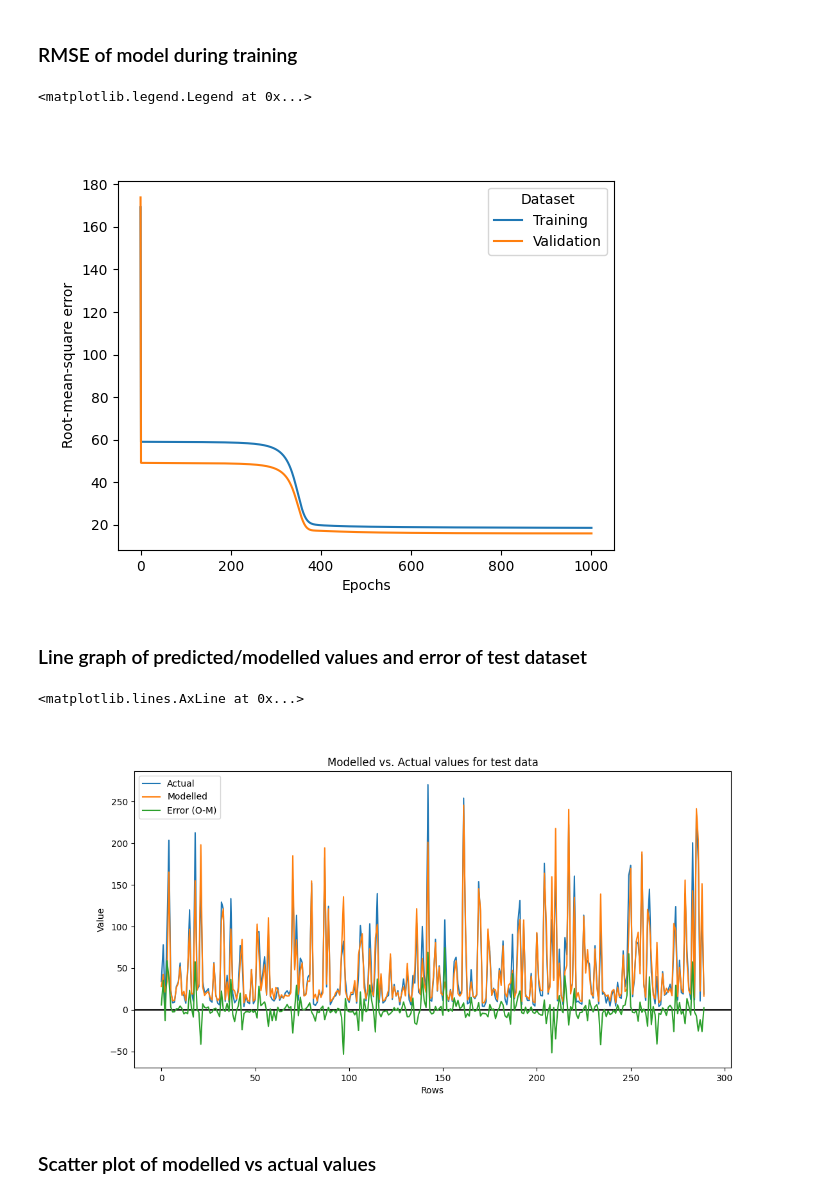
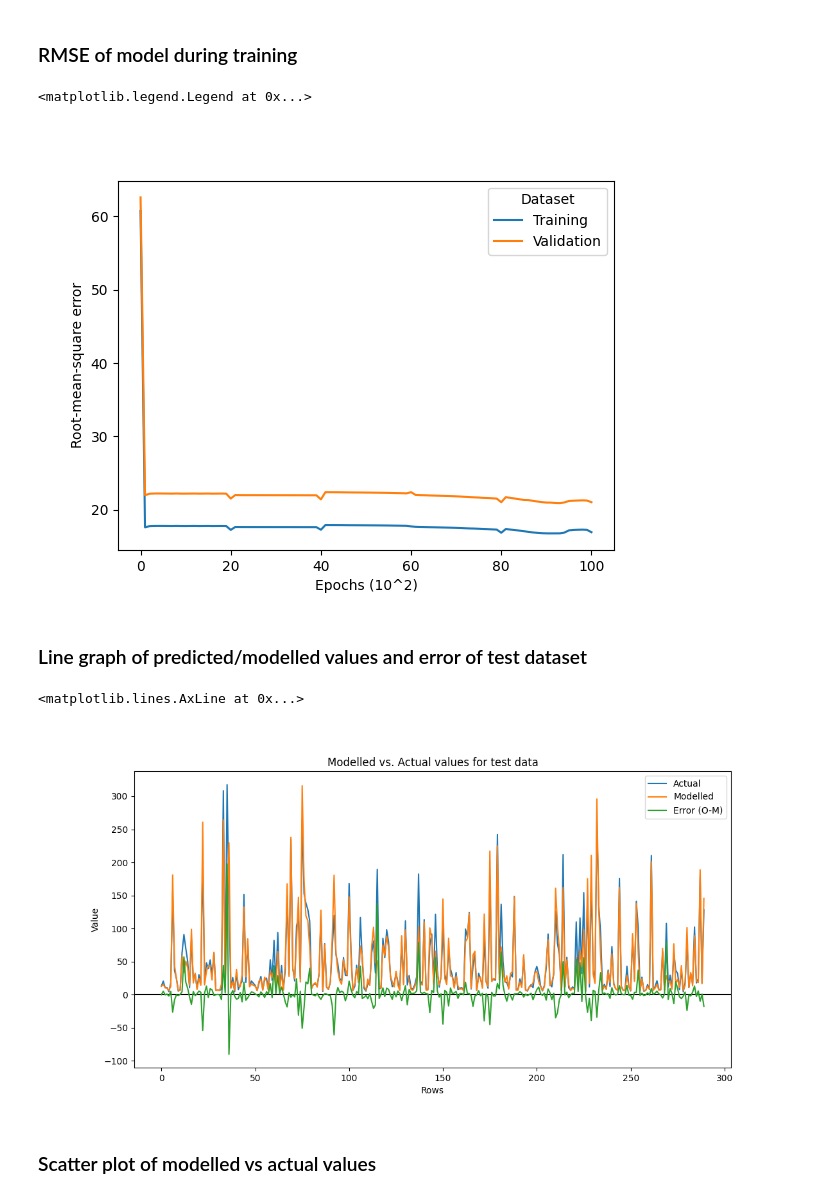
Before and after one commit to usetoconfuse/ai-flow-predictor, a Jupyter notebook: visualisation.ipynb, the cells around one changed output. Drawn from its saved outputs; the diff is of its cells as text; code cells hidden in the pictures.

```diff
--- a/visualisation.ipynb
+++ b/visualisation.ipynb
@@ -14,23 +14,19 @@ plt.close("all")
 ## Load a dataset and model
 # %%
 # Name of dataset and model to load
-dataset_name = "baseline"
-model_name = "baseline_2layers"
+dataset_name = "improved"
+model_name = "improved_final"
 
 dataset, std_metadata = dp.read_processed_csv(dataset_name)
 
 network, trn_predictions, val_predictions = dp.read_model_json(model_name)
-print("done loading")
 
 # Run the model on the standardised test data
-print("running test")
 test_data = dataset.loc[["test"]]
-test_prediction_arr = [trn.predict(network, np.array(test_data))]
+test_prediction_arr = [trn.predict(network, np.array(test_data), trn.sigmoid)]
 test_predictions = dp.destd_array(test_prediction_arr, std_metadata.iloc[:, -1])
-print("test done")
 
 # Calculate the accuracy of the model against the test data
-print("test err calc")
 test_real_values = test_data.iloc[:, -1].values
 test_real_values = dp.destd_array([test_real_values], std_metadata.iloc[:, -1])
 test_error_calcs = trn.epoch_error_calcs(test_predictions[-1], test_real_values[-1])
@@ -47,18 +43,15 @@ test_outcome_df = pd.DataFrame({"Actual": test_real_values[-1],
 # for training and validation data during training
 dataset = dp.destd_frame(dataset, std_metadata)
 
-print("timeline calcs")
 trn_real_values = dataset.loc["trn"].iloc[:, -1].values
 trn_rmse_timeline = []
 for epoch_predictions in trn_predictions:
-    epoch_errors = trn.epoch_error_calcs(epoch_predictions, trn_real_values)
-    trn_rmse_timeline.append(epoch_errors.at["RMSE", "Error Values"])
+    epoch_errors = trn.epoch_rmse_calc(epoch_predictions, trn_real_values)
+    trn_rmse_timeline.append(epoch_errors)
 
 val_real_values = dataset.loc["val"].iloc[:, -1].values
 val_rmse_timeline = []
 for epoch_predictions in val_predictions:
-    epoch_errors = trn.epoch_error_calcs(epoch_predictions, val_real_values)
-    val_rmse_timeline.append(epoch_errors.at["RMSE", "Error Values"])
-
-print("done")
+    epoch_errors = trn.epoch_rmse_calc(epoch_predictions, val_real_values)
+    val_rmse_timeline.append(epoch_errors)
 # %% [output]
@@ -261,16 +236,16 @@ heatmap_df.style.background_gradient(cmap='Blues')
 # %%
 plt.close("all")
 
 # Calculate the errors at each epoch on the training and validation data
 
 plt.plot(trn_rmse_timeline, label="Training")
 plt.plot(val_rmse_timeline, label="Validation", color="tab:orange")
-plt.xlabel("Epochs")
+plt.xlabel("Epochs (10^2)")
 plt.ylabel("Root-mean-square error")
 plt.legend(title="Dataset")
 # %% [output]
 <matplotlib.legend.Legend at 0x...>
-[figure, old version]
+[figure, new version]
 # %% [markdown]
 ### Line graph of predicted/modelled values and error of test dataset
 # %%
@@ -284,7 +259,7 @@ plt.ylabel("Value")
 plt.gca().axline((0, 0), color="black", slope=0, zorder=-1)
 # %% [output]
 <matplotlib.lines.AxLine at 0x...>
-[figure, old version]
+[figure, new version]
 # %% [markdown]
 ### Scatter plot of modelled vs actual values
 # %%
```
Also changed, not shown: parts of 3 cells of this notebook, 13 other files.
